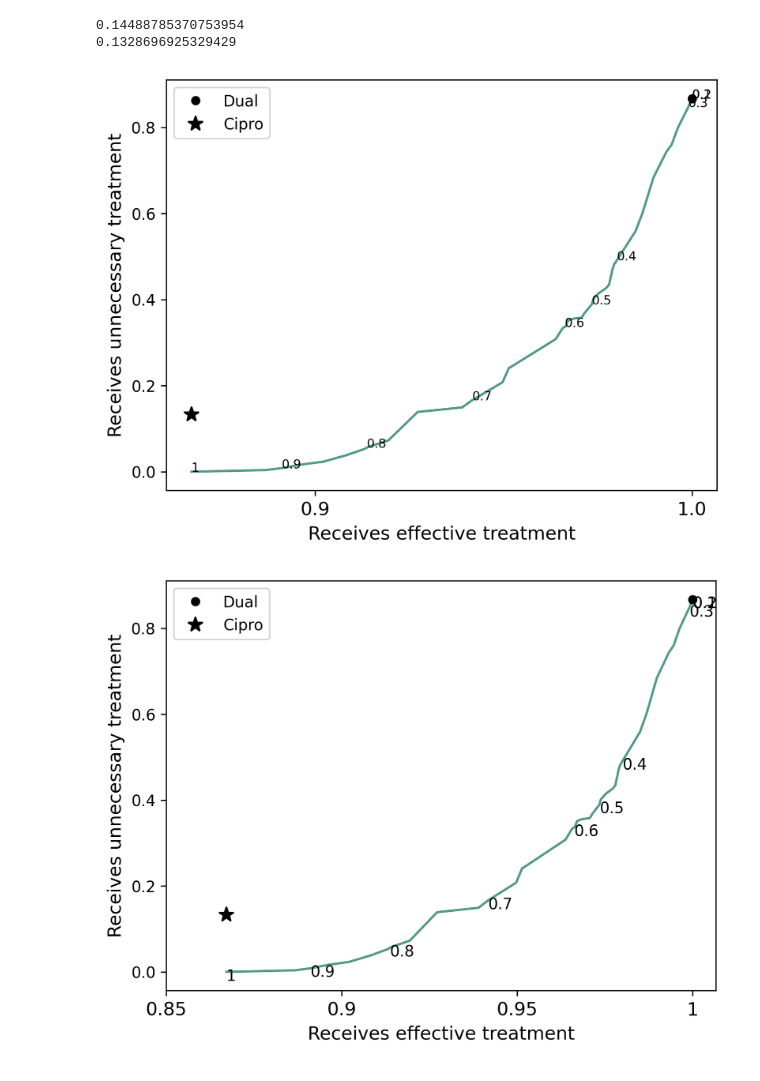
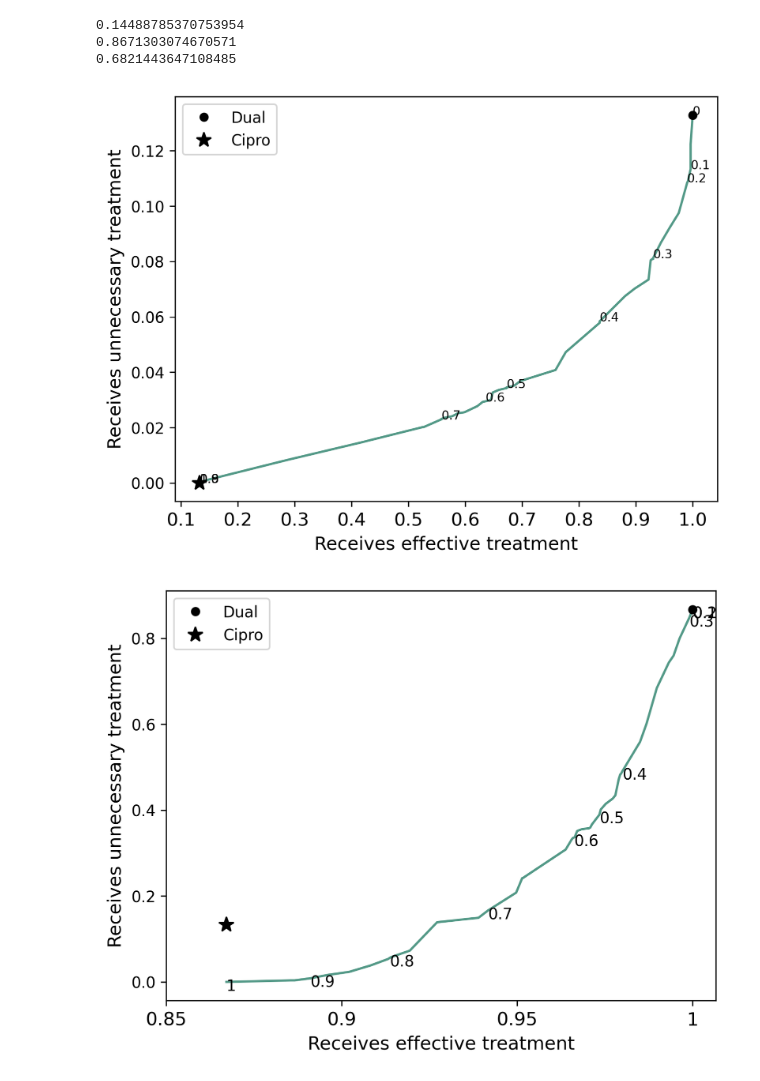
Before and after one commit to RachelMurray-Watson/GISP_data_initial, a Jupyter notebook: Graph_necessary_unecessary_by_year.ipynb, the cells around one changed output. Saved outputs shown, nothing was run; the diff lists cells and outputs as text; code cells hidden in the pictures.

```diff
--- a/Graph_necessary_unecessary_by_year.ipynb
+++ b/Graph_necessary_unecessary_by_year.ipynb
@@ -35,7 +35,7 @@ model_nn = MLPClassifier(solver = 'lbfgs', activation = 'tanh', max_iter = 3000
 #train data: 2000 - 2010
 train_data = CIP_data_no_drop.loc[CIP_data_no_drop['YEAR'].isin([2000, 2001, 2002, 2003, 2004, 2005, 2006, 2007, 2008, 2009,2010])]
 X_train = train_data[['MSM','MSMW', 'MSW','Northeast', 'Southeast', 'West', 'Midwest','PREV_REGION', 'PREV_CLINIC']]
-y_train = train_data['Susceptible']
+y_train = 1 - train_data['Susceptible']
 
 oversample = RandomOverSampler(sampling_strategy = 0.5,random_state=42)
 X_train, y_train = oversample.fit_resample(X_train,y_train)
@@ -44,7 +44,7 @@ X_train, y_train = oversample.fit_resample(X_train,y_train)
 #test data: 2011 - 2019
 test_data = CIP_data_no_drop.loc[CIP_data_no_drop['YEAR'].isin([2011])]
 X_test = test_data[['MSM','MSMW', 'MSW','Northeast', 'Southeast', 'West', 'Midwest','PREV_REGION', 'PREV_CLINIC']]
-y_test = test_data['Susceptible']
+y_test = 1 - test_data['Susceptible']
 cipro_R_prev_2011 = 1 - y_test.sum()/len(y_test) #get prevalence in 2011 before radndom oversampling
 oversample = RandomOverSampler(sampling_strategy = 0.5,random_state=42)
 X_test, y_test = oversample.fit_resample(X_test,y_test)
@@ -54,9 +54,13 @@ print(cipro_R_prev_2011)
 model_fit_train = model_nn.fit(X_train, y_train)
 y_predict_test = model_fit_train.predict(X_test)
 y_predict_proba = model_fit_train.predict_proba(X_test)
+
+ROC_AUC_neural_network = metrics.roc_auc_score(y_test, y_predict_test)
+print(ROC_AUC_neural_network)
 # %% [output]
 0.14488785370753954
-0.1328696925329429
+0.8671303074670571
+0.6821443647108485
 # %%
 get_effective_threshold = []
 incorrectly_get_X_threshold = [] #no bootstrapping, no 95% CI
@@ -75,28 +79,28 @@ for threshold in threshold_seq:
 # %%
 
 
 #this is only effective in that they are not getting CIPRO - could get another drug they actually cannot have
 ## can we compare the "actual" proprtion that would receive the incorrect treatment with the porpor
 ## that
 plt.plot(get_effective_threshold, incorrectly_get_X_threshold, color = "#539987")
 
 plt.xlabel("Receives effective treatment", fontsize=12)
 plt.ylabel("Receives unnecessary treatment", fontsize=12)
 plt.xticks(np.linspace(0,1,11), fontsize=12)
 plt.rcParams['figure.dpi'] = 300
 
 plt.plot(1, 1 - cipro_R_prev_2011, marker='.', ls='none', ms=10, color = "black", label = "Dual")
-plt.plot((1-cipro_R_prev_2011), cipro_R_prev_2011, marker='*', ls='none', ms=10, color = "black", label = "Cipro")
+plt.plot((1-cipro_R_prev_2011), 0, marker='*', ls='none', ms=10, color = "black", label = "Cipro")
 #plt.plot([0], get_effective_threshold[0], marker='*', ls='none', ms=10, color = "black", label = "Dual")
 plt.legend()
 text_for_graph = ['0', '0.1', '0.2', '0.3', '0.4', '0.5', '0.6', '0.7', '0.8', '0.9', '1']
 indices = [0,10,20,30,40,50,60,70,80,90,100]
 x = 0
 for index in indices:
     plt.text(get_effective_threshold[index], incorrectly_get_X_threshold[index], text_for_graph[x], size = 8)
     x = x+1
 # %% [output]
-[figure, old version]
+[figure, new version]
 # %%
 
 plt.plot(get_effective_threshold, incorrectly_get_X_threshold, color = "#539987")
```
Also changed, not shown: 1 other file.
